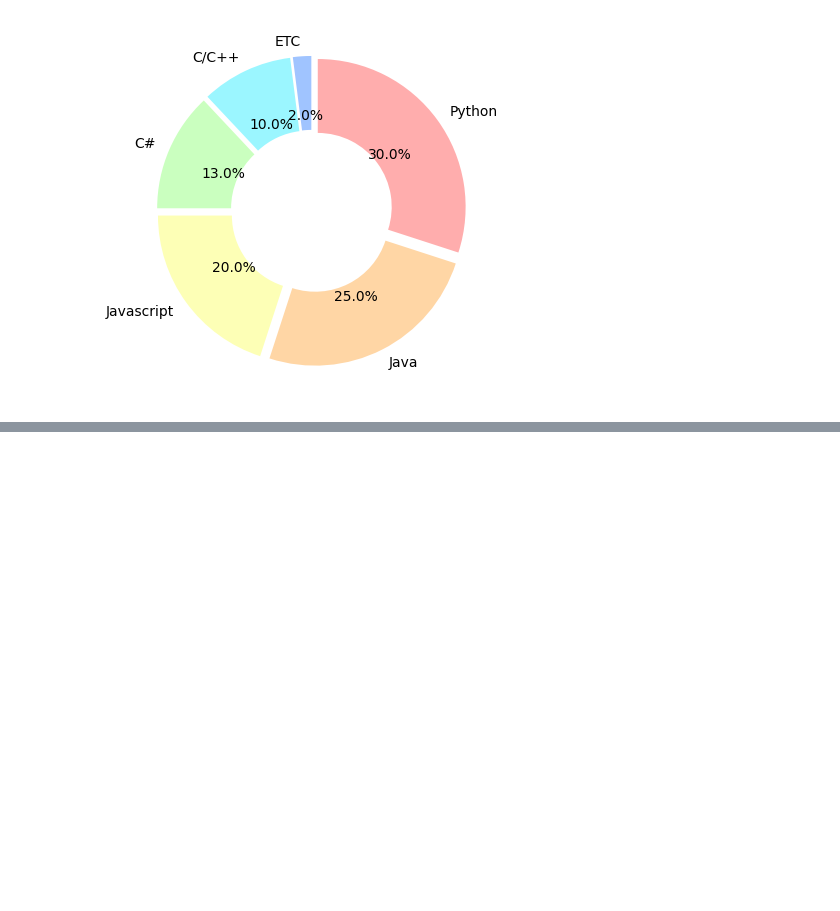
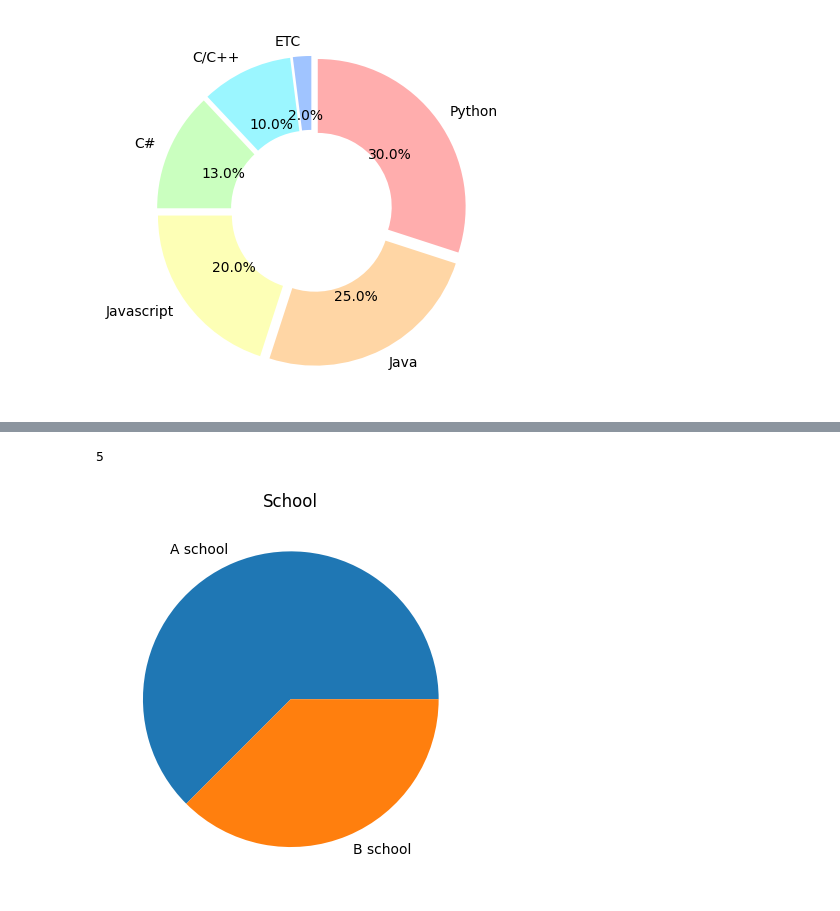
Before and after one commit to Yum02/Learning_Bigdata, a Jupyter notebook: Bigdata_learning/Matplotilb/13.Circle_graph.ipynb, the cells around one changed output, grey strips where cells are left out. Cells and saved outputs as stored; diff of their text form; code cells hidden in the pictures; blank space fills up the shorter version.

```diff
--- a/Bigdata_learning/Matplotilb/13.Circle_graph.ipynb
+++ b/Bigdata_learning/Matplotilb/13.Circle_graph.ipynb
@@ -51,0 +69,4 @@ plt.show()
+# %%
+import pandas as pd
+df = pd.read_excel('../Pandas/score1.xlsx')
+df
@@ -51,0 +83,14 @@ plt.show()
+# %%
+grp = df.groupby('School')
+grp.size()['A school']
+# %% [output]
+5
+# %%
+values = [grp.size()['A school'], grp.size()['B school']]
+labels = ['A school', 'B school']
+
+plt.pie(values, labels = labels)
+plt.title('School')
+plt.show()
+# %% [output]
+[figure, added]
```
Also changed, not shown: parts of 4 cells of this notebook.
